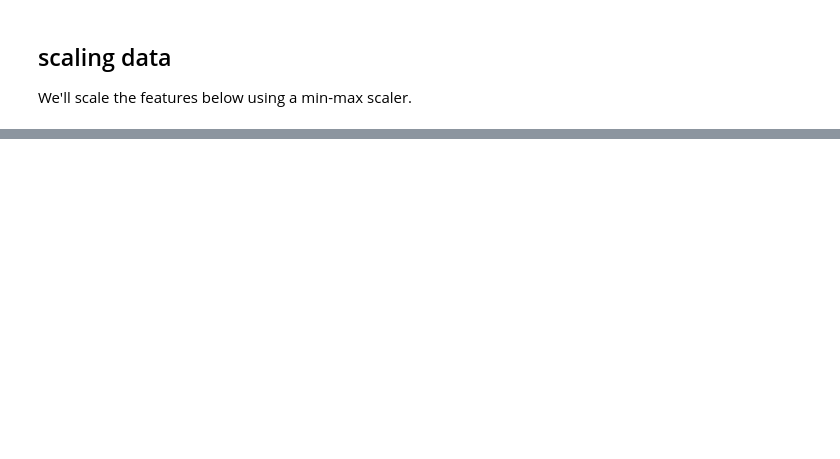
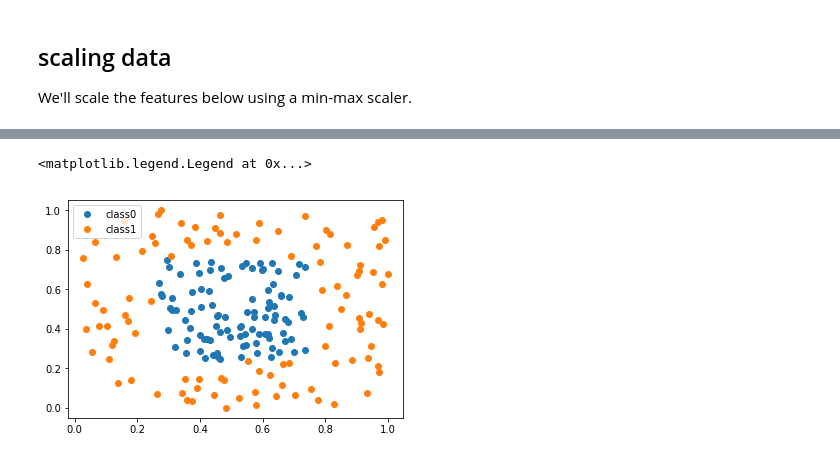
Before and after one commit to zfreedman/tfnn, a Jupyter notebook: code/simple_nn/Untitled.ipynb, the cells around one changed output, grey strips where cells are left out. Cells and saved outputs as stored; diff of their text form; code cells hidden in the pictures; blank space fills up the shorter version.

Commit message:
feat: Visualized results from linear classifier

```diff
--- a/code/simple_nn/Untitled.ipynb
+++ b/code/simple_nn/Untitled.ipynb
@@ -145,0 +261,3 @@ df_scaled[df.index.duplicated()]
+# %%
+lc_preds_simple = list(map(lambda x: int(x["classes"][0].decode()), lc_preds))
+lc_preds_simple
@@ -145,0 +285,5 @@ df_scaled[df.index.duplicated()]
+# %%
+df_lc = pd.concat([x_test, y_test], axis=1)
+df_lc.columns = ["x", "y", "actual"]
+df_lc = df_lc.reset_index(drop=True)
+df_lc.head(4)
@@ -145,0 +296,3 @@ df_scaled[df.index.duplicated()]
+# %%
+df_lc["pred"] = lc_preds_simple
+df_lc.head(4)
@@ -145,0 +305,13 @@ df_scaled[df.index.duplicated()]
+# %%
+lc_actual0 = df_lc[df_lc["actual"] == 0]
+lc_actual1 = df_lc[df_lc["actual"] == 1]
+lc_pred0 = df_lc[df_lc["pred"] == 0]
+lc_pred1 = df_lc[df_lc["pred"] == 1]
+# %%
+#plotting real
+plt.plot(lc_actual0["x"], lc_actual0["y"], "o", label="class0")
+plt.plot(lc_actual1["x"], lc_actual1["y"], "o", label="class1")
+plt.legend()
+# %% [output]
+<matplotlib.legend.Legend at 0x...>
+[figure, added]
```
Also changed, not shown: parts of 29 cells of this notebook.
